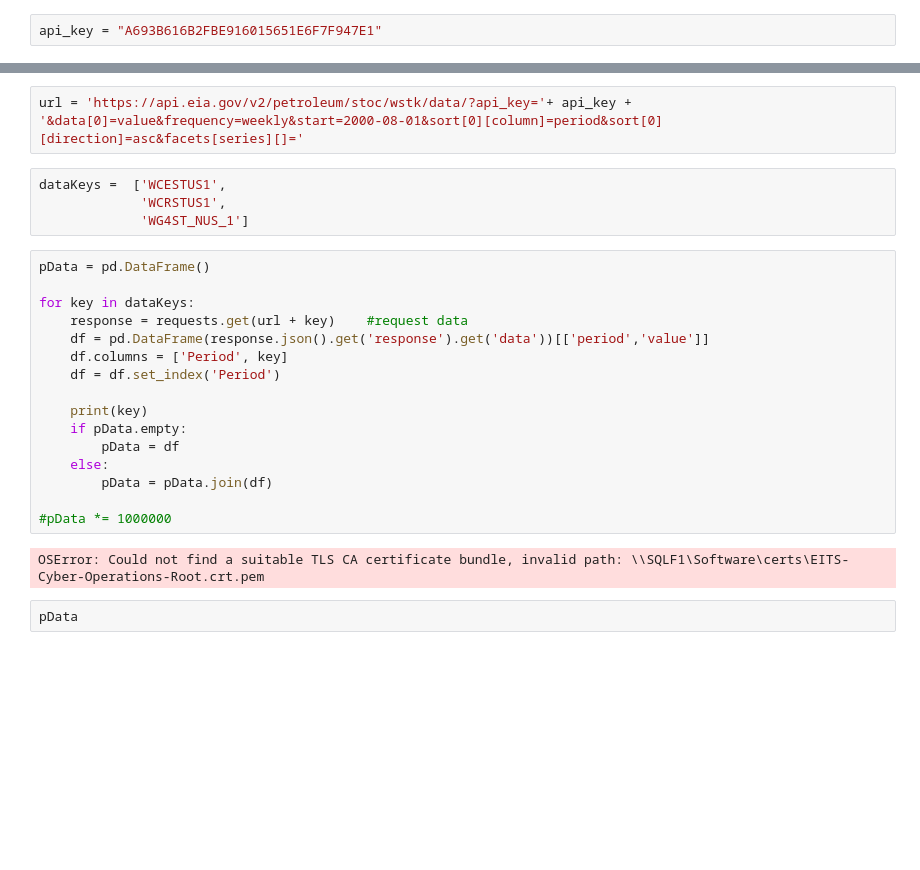
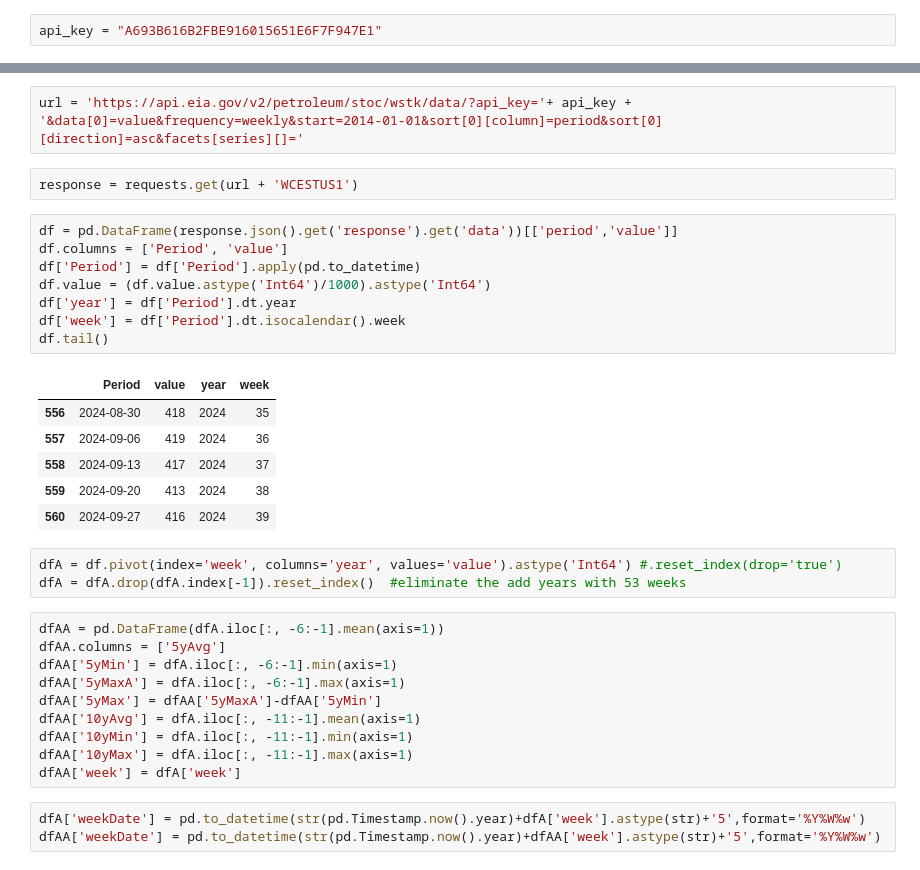
Before and after one commit to JozefSL/pyNotes, a Jupyter notebook: eia/weeklystats.ipynb, the cells around one changed output, grey strips where cells are left out. Cells and saved outputs as stored; diff of their text form; blank space fills up the shorter version.

```diff
--- a/eia/weeklystats.ipynb
+++ b/eia/weeklystats.ipynb
@@ -26,26 +14,35 @@ eiaLg2 = [dict(source = eiaLogo,
 # %%
-url = 'https://api.eia.gov/v2/petroleum/stoc/wstk/data/?api_key='+ api_key + '&data[0]=value&frequency=weekly&start=2000-08-01&sort[0][column]=period&sort[0][direction]=asc&facets[series][]='
+url = 'https://api.eia.gov/v2/petroleum/stoc/wstk/data/?api_key='+ api_key + '&data[0]=value&frequency=weekly&start=2014-01-01&sort[0][column]=period&sort[0][direction]=asc&facets[series][]='
-# %%
-dataKeys =  ['WCESTUS1',
-             'WCRSTUS1',
-             'WG4ST_NUS_1']
-# %%
-pData = pd.DataFrame()
-
-for key in dataKeys:
-    response = requests.get(url + key)    #request data
-    df = pd.DataFrame(response.json().get('response').get('data'))[['period','value']]
-    df.columns = ['Period', key]
-    df = df.set_index('Period')
-
-    print(key)
-    if pData.empty:
-        pData = df
-    else:
-        pData = pData.join(df)
-
-#pData *= 1000000
-# %% [output]
-OSError: Could not find a suitable TLS CA certificate bundle, invalid path: \\SQLF1\Software\certs\EITS-Cyber-Operations-Root.crt.pem
-# %%
-pData
+# %%
+response = requests.get(url + 'WCESTUS1')
+# %%
+df = pd.DataFrame(response.json().get('response').get('data'))[['period','value']]
+df.columns = ['Period', 'value']
+df['Period'] = df['Period'].apply(pd.to_datetime)
+df.value = (df.value.astype('Int64')/1000).astype('Int64')
+df['year'] = df['Period'].dt.year
+df['week'] = df['Period'].dt.isocalendar().week
+df.tail()
+# %% [output]
+|  | Period | value | year | week |
+| 556 | 2024-08-30 | 418 | 2024 | 35 |
+| 557 | 2024-09-06 | 419 | 2024 | 36 |
+| 558 | 2024-09-13 | 417 | 2024 | 37 |
+| 559 | 2024-09-20 | 413 | 2024 | 38 |
+| 560 | 2024-09-27 | 416 | 2024 | 39 |
+# %%
+dfA = df.pivot(index='week', columns='year', values='value').astype('Int64') #.reset_index(drop='true')
+dfA = dfA.drop(dfA.index[-1]).reset_index()  #eliminate the add years with 53 weeks
+# %%
+dfAA = pd.DataFrame(dfA.iloc[:, -6:-1].mean(axis=1))
+dfAA.columns = ['5yAvg']
+dfAA['5yMin'] = dfA.iloc[:, -6:-1].min(axis=1)
+dfAA['5yMaxA'] = dfA.iloc[:, -6:-1].max(axis=1)
+dfAA['5yMax'] = dfAA['5yMaxA']-dfAA['5yMin']
+dfAA['10yAvg'] = dfA.iloc[:, -11:-1].mean(axis=1)
+dfAA['10yMin'] = dfA.iloc[:, -11:-1].min(axis=1)
+dfAA['10yMax'] = dfA.iloc[:, -11:-1].max(axis=1)
+dfAA['week'] = dfA['week']
+# %%
+dfA['weekDate'] = pd.to_datetime(str(pd.Timestamp.now().year)+dfA['week'].astype(str)+'5',format='%Y%W%w')
+dfAA['weekDate'] = pd.to_datetime(str(pd.Timestamp.now().year)+dfAA['week'].astype(str)+'5',format='%Y%W%w')
```
Also changed, not shown: parts of 3 cells of this notebook.
